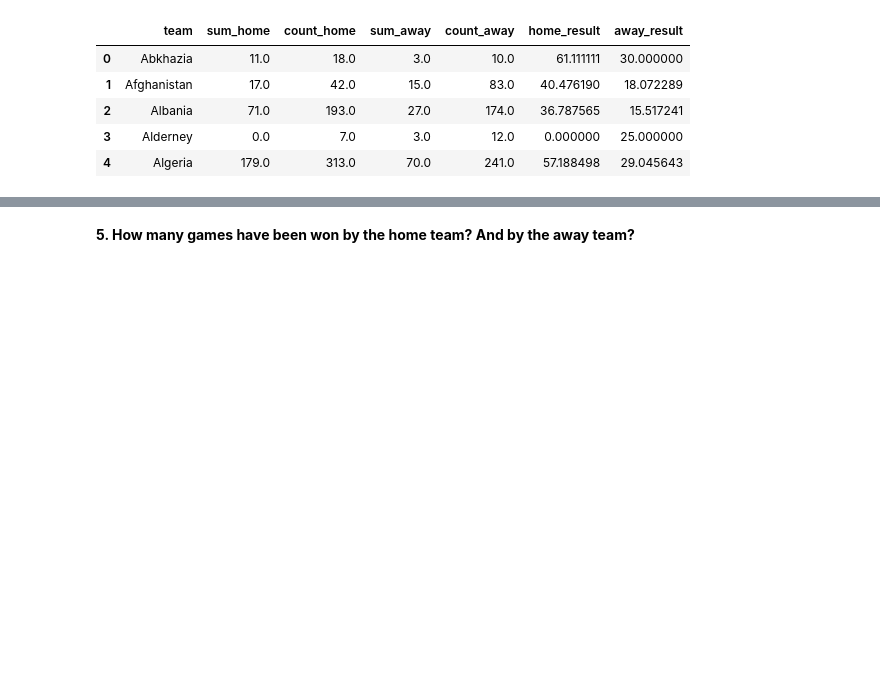
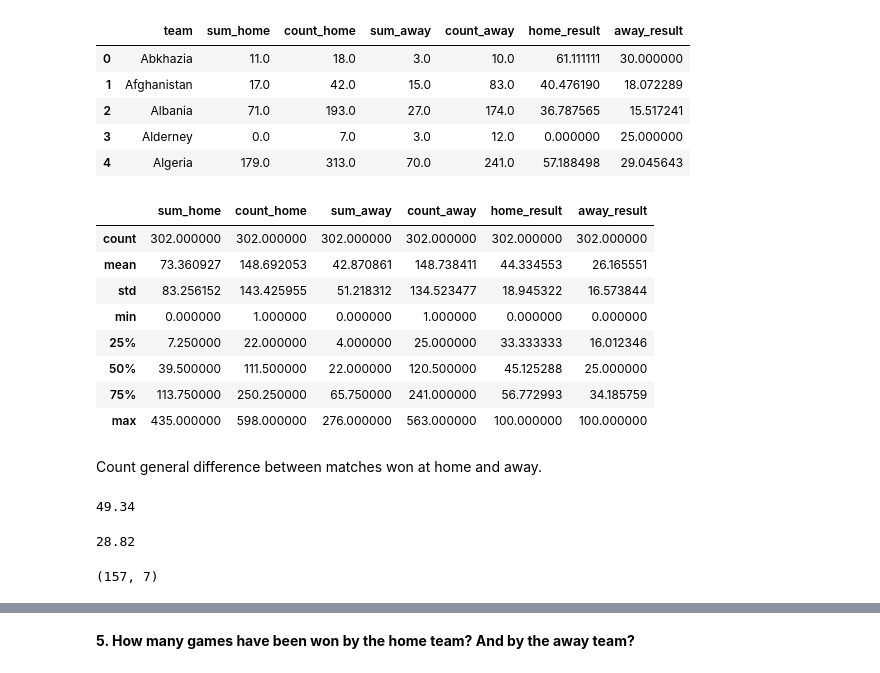
Before and after one commit to katarzynaadamczyk/data_analysis, a Jupyter notebook: soccer/notebook.ipynb, the cells around one changed output, grey strips where cells are left out. Drawn from its saved outputs; the diff is of its cells as text; code cells hidden in the pictures; blank space fills up the shorter version.

```diff
--- a/soccer/notebook.ipynb
+++ b/soccer/notebook.ipynb
@@ -610,3 +610,33 @@ home_and_away_table.head()
 | 2 | Albania | 71.0 | 193.0 | 27.0 | 174.0 | 36.787565 | 15.517241 |
 | 3 | Alderney | 0.0 | 7.0 | 3.0 | 12.0 | 0.000000 | 25.000000 |
 | 4 | Algeria | 179.0 | 313.0 | 70.0 | 241.0 | 57.188498 | 29.045643 |
+# %%
+home_and_away_table.describe()
+# %% [output]
+|  | sum_home | count_home | sum_away | count_away | home_result | away_result |
+| count | 302.000000 | 302.000000 | 302.000000 | 302.000000 | 302.000000 | 302.000000 |
+| mean | 73.360927 | 148.692053 | 42.870861 | 148.738411 | 44.334553 | 26.165551 |
+| std | 83.256152 | 143.425955 | 51.218312 | 134.523477 | 18.945322 | 16.573844 |
+| min | 0.000000 | 1.000000 | 0.000000 | 1.000000 | 0.000000 | 0.000000 |
+| 25% | 7.250000 | 22.000000 | 4.000000 | 25.000000 | 33.333333 | 16.012346 |
+| 50% | 39.500000 | 111.500000 | 22.000000 | 120.500000 | 45.125288 | 25.000000 |
+| 75% | 113.750000 | 250.250000 | 65.750000 | 241.000000 | 56.772993 | 34.185759 |
+| max | 435.000000 | 598.000000 | 276.000000 | 563.000000 | 100.000000 | 100.000000 |
+# %% [markdown]
+Count general difference between matches won at home and away.
+# %%
+general_home_win_score = round(sum(home_and_away_table['sum_home']) / sum(home_and_away_table['count_home']) * 100, 2)
+general_home_win_score
+# %% [output]
+49.34
+# %%
+general_away_win_score = round(sum(home_and_away_table['sum_away']) / sum(home_and_away_table['count_away']) * 100, 2)
+general_away_win_score
+# %% [output]
+28.82
+# %%
+home_and_away_table_without_outliers = home_and_away_table[(home_and_away_table['sum_home'] > 20) & \
+                                                           (home_and_away_table['sum_away'] > 20)]
+home_and_away_table_without_outliers.shape
+# %% [output]
+(157, 7)
```
Also changed, not shown: parts of 4 cells of this notebook.
